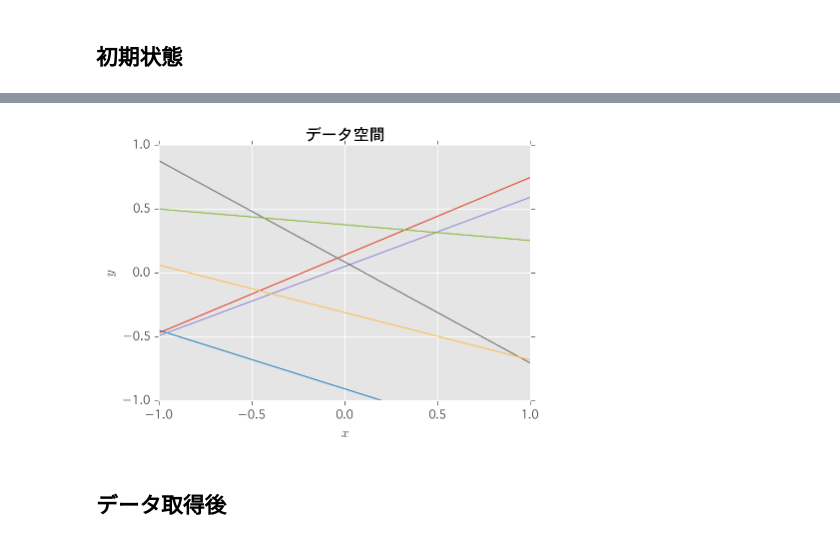
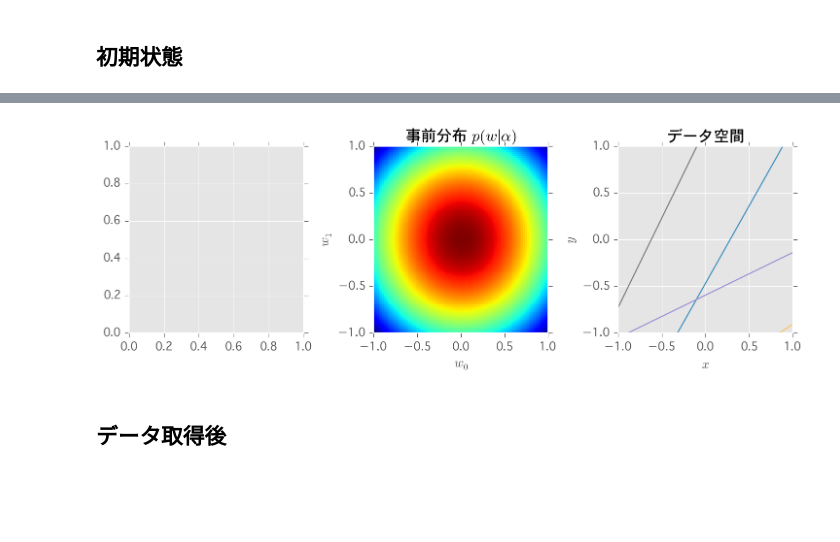
Before and after one commit to hagino3000/notebooks, a Jupyter notebook: PRML/PRML 3.3.ipynb, the cells around one changed output, grey strips where cells are left out. Drawn from its saved outputs; the diff is of its cells as text; code cells hidden in the pictures; blank space fills up the shorter version.

```diff
--- a/PRML/PRML 3.3.ipynb
+++ b/PRML/PRML 3.3.ipynb
@@ -60,21 +76,21 @@ def plot_proba(title=None, mean=[0, 0], cov=I):
 # %%
-def plot_result_line(w):
+def plot_result_line(w, ax):
     x = np.linspace(-1, 1, 100)
     y = w[0] + x*w[1]
-    plt.plot(x, y)
+    ax.plot(x, y)
 # %%
-def plot_lines(mean, cov):
-    plot_result_line(np.random.multivariate_normal(mean, cov))
-    plot_result_line(np.random.multivariate_normal(mean, cov))
-    plot_result_line(np.random.multivariate_normal(mean, cov))
-    plot_result_line(np.random.multivariate_normal(mean, cov))
-    plot_result_line(np.random.multivariate_normal(mean, cov))
-    plot_result_line(np.random.multivariate_normal(mean, cov))
+def plot_lines(mean, cov, ax):
+    plot_result_line(np.random.multivariate_normal(mean, cov), ax)
+    plot_result_line(np.random.multivariate_normal(mean, cov), ax)
+    plot_result_line(np.random.multivariate_normal(mean, cov), ax)
+    plot_result_line(np.random.multivariate_normal(mean, cov), ax)
+    plot_result_line(np.random.multivariate_normal(mean, cov), ax)
+    plot_result_line(np.random.multivariate_normal(mean, cov), ax)
     for x, t in zip(train_x, train_t):
-        plt.plot(x, t, 'ro')
+        ax.plot(x, t, 'ro')
 
-    plt.xlim(-1, 1)
-    plt.ylim(-1, 1)
-    plt.xlabel('$x$')
-    plt.ylabel('$y$')
-    plt.title(u'データ空間')
+    ax.set_xlim(-1, 1)
+    ax.set_ylim(-1, 1)
+    ax.set_xlabel('$x$')
+    ax.set_ylabel('$y$')
+    ax.set_title(u'データ空間')
@@ -95,5 +113,7 @@ def create_train_data():
 ALPHA = 2.0
 SIGMA = 0.2
 BETA = 1/SIGMA**2 # 精度パラメータ
+m0 = [0, 0]
+s0 = ALPHA*I
 train_x = []
 train_t = []
@@ -104,7 +120,10 @@ plot_proba(mean=[0, 0], cov=ALPHA*I, title=u'事前分布 $p(w|\\alpha)$')
-# %%
-plot_lines([0, 0], SIGMA*I)
-# %% [output]
-[figure, removed]
+# %%
+fig, axis = plt.subplots(1, 3, figsize=(11, 3))
+plt.subplots_adjust(wspace=0.4)
+plot_probability(mean=m0, cov=s0, title=u'事前分布 $p(w|\\alpha)$', ax=axis[1])
+plot_lines(m0, s0, ax=axis[2])
+# %% [output]
+[figure, added]
 # %% [markdown]
 ## データ取得後
 # %%
```
Also changed, not shown: parts of 28 cells of this notebook.
